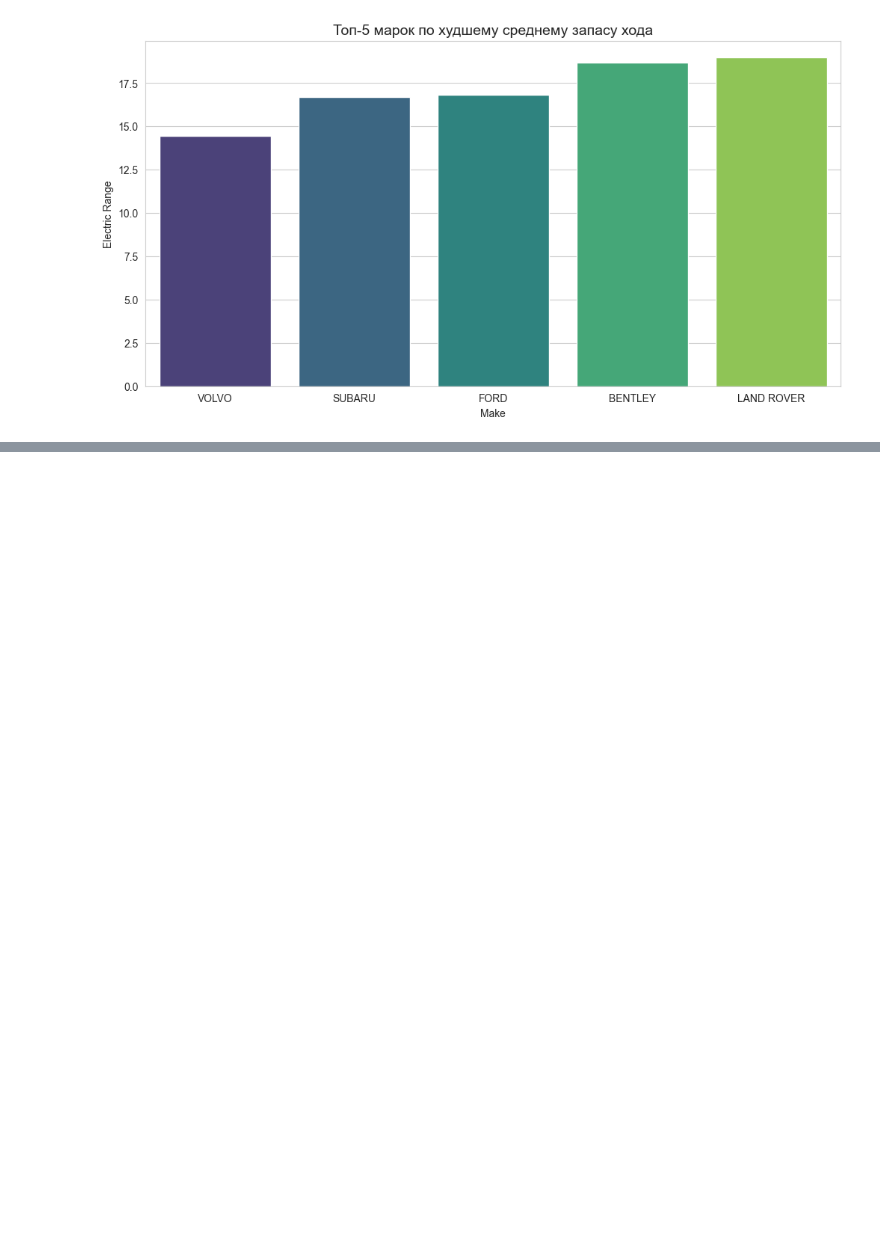
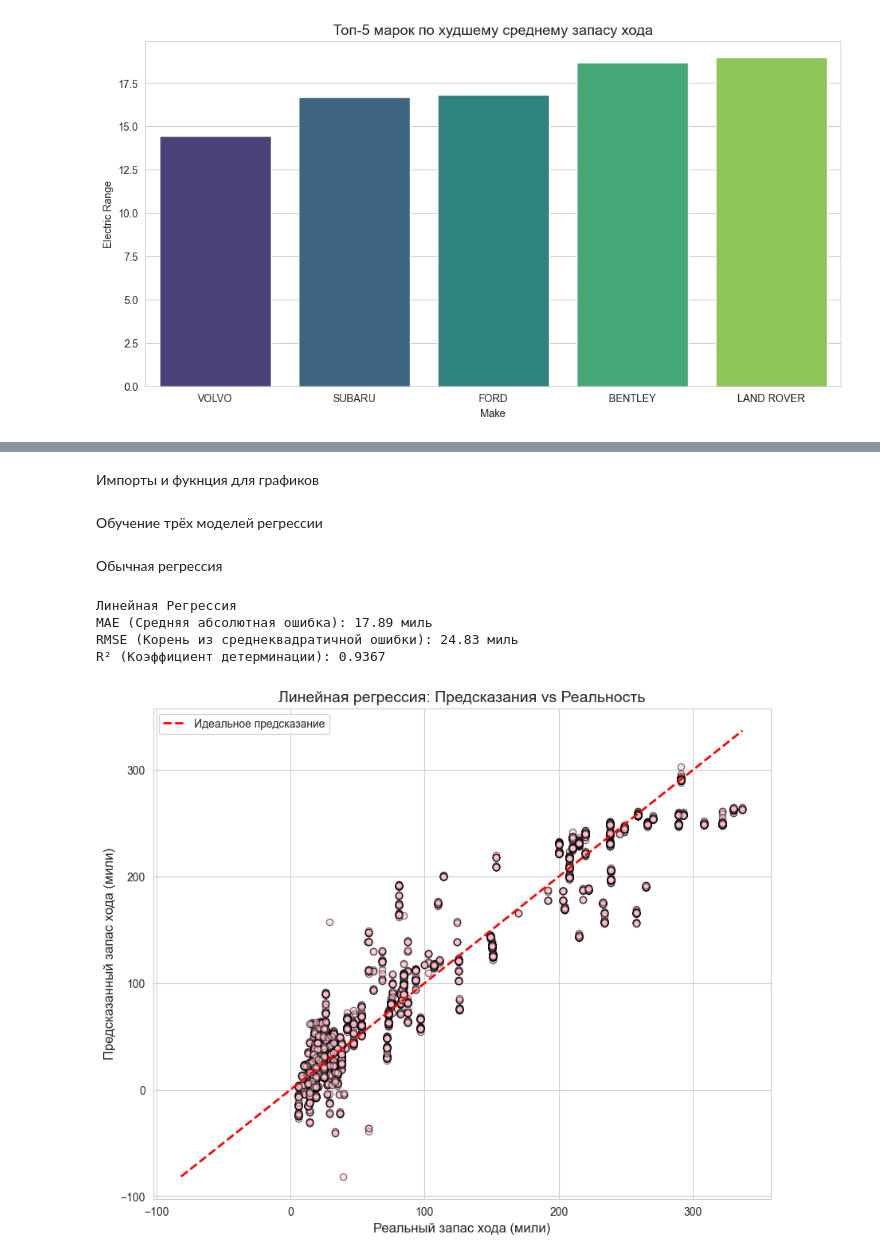
Before and after one commit to alexm1h/Machine-Learning-Python, a Jupyter notebook: lab3_MO/lab3_MO.ipynb, the cells around one changed output, grey strips where cells are left out. Drawn from its saved outputs; the diff is of its cells as text; code cells hidden in the pictures; blank space fills up the shorter version.

Commit message:
feat: complete lab3 regression

```diff
--- a/lab3_MO/lab3_MO.ipynb
+++ b/lab3_MO/lab3_MO.ipynb
@@ -140,0 +170,46 @@ print("Размер после фильтрации нулей:", data_clean.sha
+# %% [markdown]
+Импорты и фукнция для графиков
+# %%
+from sklearn.linear_model import LinearRegression
+from sklearn.metrics import mean_absolute_error, mean_squared_error, r2_score
+from sklearn.linear_model import Ridge
+from sklearn.model_selection import GridSearchCV
+from sklearn.linear_model import Lasso
+
+def plot_predictions(y_true, y_pred, title):
+    plt.figure(figsize=(10, 8))
+    plt.scatter(y_true, y_pred, alpha=0.5, color='pink', edgecolors='k')
+
+    min_val = min(y_true.min(), y_pred.min())
+    max_val = max(y_true.max(), y_pred.max())
+    plt.plot([min_val, max_val], [min_val, max_val], 'r--', lw=2, label='Идеальное предсказание')
+
+    plt.title(title, fontsize=14)
+    plt.xlabel('Реальный запас хода (мили)', fontsize=12)
+    plt.ylabel('Предсказанный запас хода (мили)', fontsize=12)
+    plt.legend()
+    plt.grid(True)
+    plt.show()
+# %% [markdown]
+Обучение трёх моделей регрессии
+# %% [markdown]
+Обычная регрессия
+# %%
+lr_model = LinearRegression()
+
+lr_model.fit(x_train_scaled, y_train)
+
+y_pred_lr = lr_model.predict(x_test_scaled)
+
+print("Линейная Регрессия")
+print(f"MAE (Средняя абсолютная ошибка): {mean_absolute_error(y_test, y_pred_lr):.2f} миль")
+print(f"RMSE (Корень из среднеквадратичной ошибки): {np.sqrt(mean_squared_error(y_test, y_pred_lr)):.2f} миль")
+print(f"R² (Коэффициент детерминации): {r2_score(y_test, y_pred_lr):.4f}")
+
+plot_predictions(y_test, y_pred_lr, 'Линейная регрессия: Предсказания vs Реальность')
+# %% [output]
+Линейная Регрессия
+MAE (Средняя абсолютная ошибка): 17.89 миль
+RMSE (Корень из среднеквадратичной ошибки): 24.83 миль
+R² (Коэффициент детерминации): 0.9367
+[figure, added]
```
Also changed, not shown: parts of 15 cells of this notebook.
